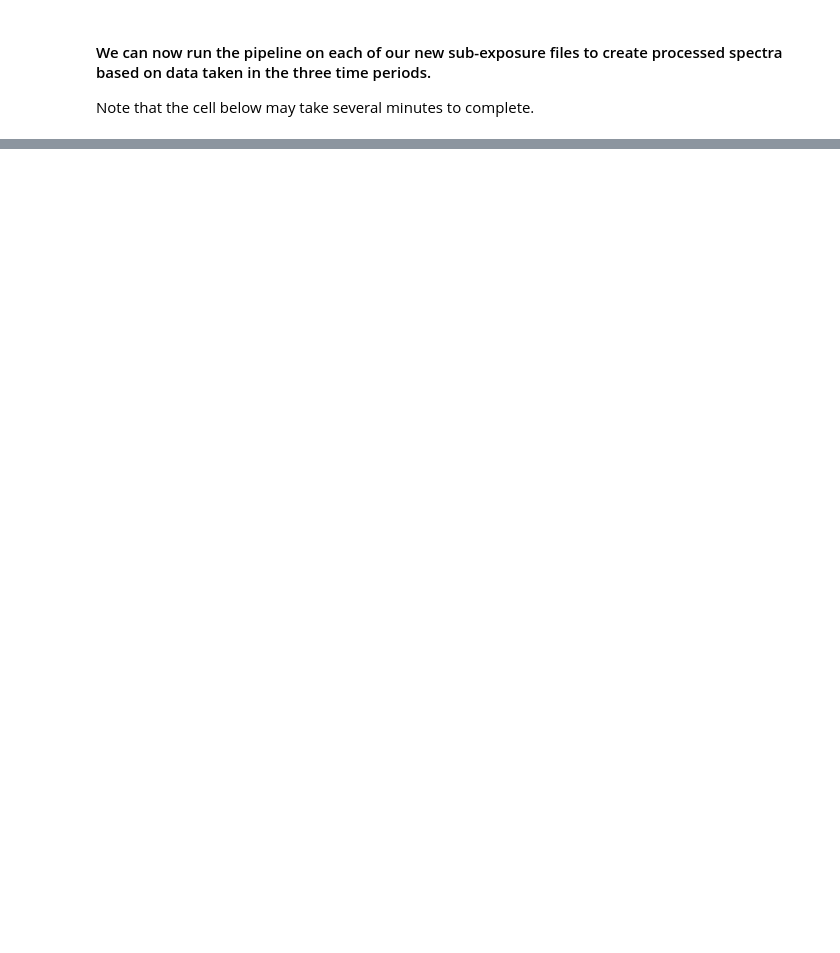
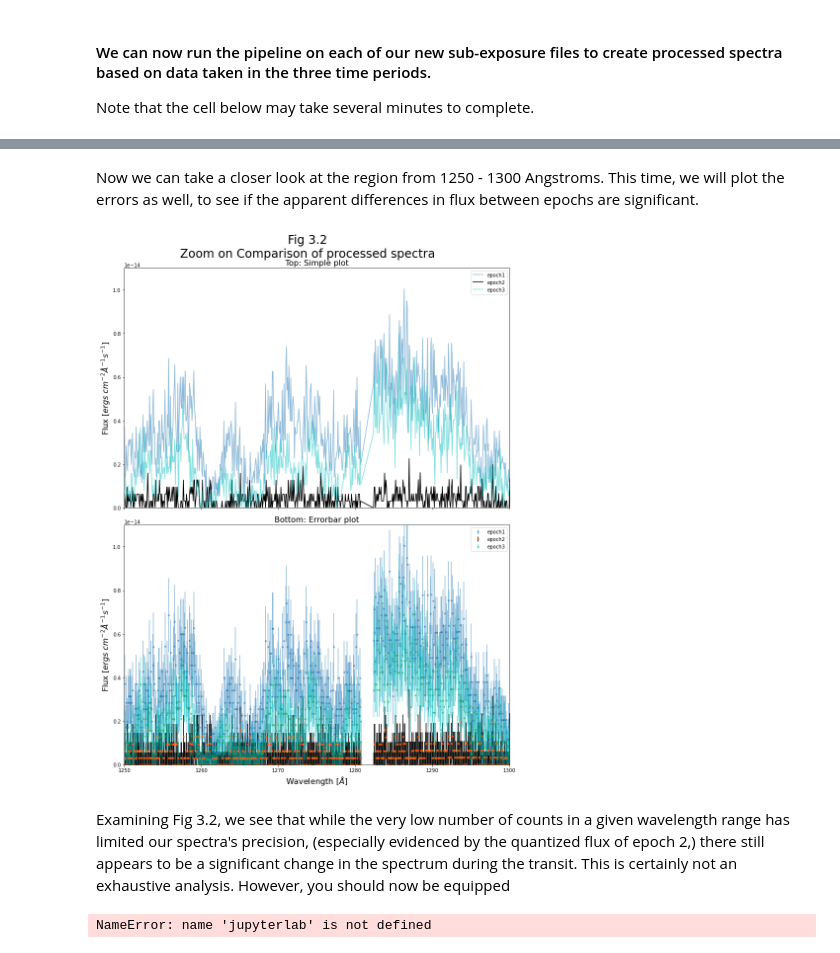
Before and after one commit to nkerman/notebooks, a Jupyter notebook: notebooks/COS/Splittag/Splittag.ipynb, the cells around one changed output, grey strips where cells are left out. Saved outputs shown, nothing was run; the diff lists cells and outputs as text; code cells hidden in the pictures; blank space fills up the shorter version.

```diff
--- a/notebooks/COS/Splittag/Splittag.ipynb
+++ b/notebooks/COS/Splittag/Splittag.ipynb
@@ -358,0 +382,50 @@ teal.teal('splittag')
+# %% [markdown]
+Now we can take a closer look at the region from 1250 - 1300 Angstroms. This time, we will plot the errors as well, to see if the apparent differences in flux between epochs are significant.
+# %%
+# Set up figure
+fig, (ax0,ax1) = plt.subplots(2,1,figsize = (12,16), sharex = True)
+
+for i,pfile in enumerate(processed_files):
+    epoch_label = pfile.split('/')[2]
+    with warnings.catch_warnings():
+        warnings.filterwarnings('ignore', category=UnitsWarning, append=True)
+        w,f,ferr,dq = Table.read(pfile)[0]['WAVELENGTH','FLUX','ERROR','DQ']
+    dq_mask = np.where(dq == 0)
+    w,f,ferr = w[dq_mask], f[dq_mask], ferr[dq_mask] # filter to good quality data
+
+    ax0.plot(w,f, # Plot each epoch
+             alpha = [0.5,1,0.5][i], # Epoch2 should stand out
+             c = ['C0','k','c'][i], linestyle = '-',
+             label = epoch_label) # Label with the epoch name
+
+    ax1.errorbar(w,f,yerr=ferr, # Plot each epoch
+             alpha = [0.5,1,0.5][i], # Epoch2 should stand out
+             marker = '.',markerfacecolor = ['C0','r','c'][i],
+             linestyle = '', ecolor =['C0','k','c'][i],
+             label = epoch_label) # Label with the epoch name
+
+    # Format both subplots
+ax0.set_xlim(1250,1300) # Zoom to 1225 - 1300 Angstrom
+ax1.set_xlim(1250,1300)
+ax0.set_ylim(0,1.1E-14)
+ax1.set_ylim(0,1.1E-14)
+
+ax0.set_title("Top: Simple plot", fontsize = 16)
+ax1.set_title("Bottom: Errorbar plot", fontsize = 16)
+plt.suptitle("Fig 3.2\nZoom on Comparison of processed spectra", size = 24)
+ax1.set_xlabel("Wavelength [$\AA$]", size = 16)
+ax0.set_ylabel("Flux [$ergs\ cm^{-2} \AA^{-1}s^{-1}$]", size = 16)
+ax1.set_ylabel("Flux [$ergs\ cm^{-2} \AA^{-1}s^{-1}$]", size = 16)
+ax0.legend()
+ax1.legend()
+plt.tight_layout()
+plt.savefig(f"{plots_dir}Compare_spectrum_zoom.png", dpi = 200)
+# %% [output]
+[figure, added]
+# %% [markdown]
+Examining Fig 3.2, we see that while the very low number of counts in a given wavelength range has limited our spectra's precision, (especially evidenced by the quantized flux of epoch 2,) there still appears to be a significant change in the spectrum during the transit.
+This is certainly not an exhaustive analysis. However, you should now be equipped
+# %%
+jupyterlab
+# %% [output]
+NameError: name 'jupyterlab' is not defined
```
Also changed, not shown: parts of 16 cells of this notebook.
